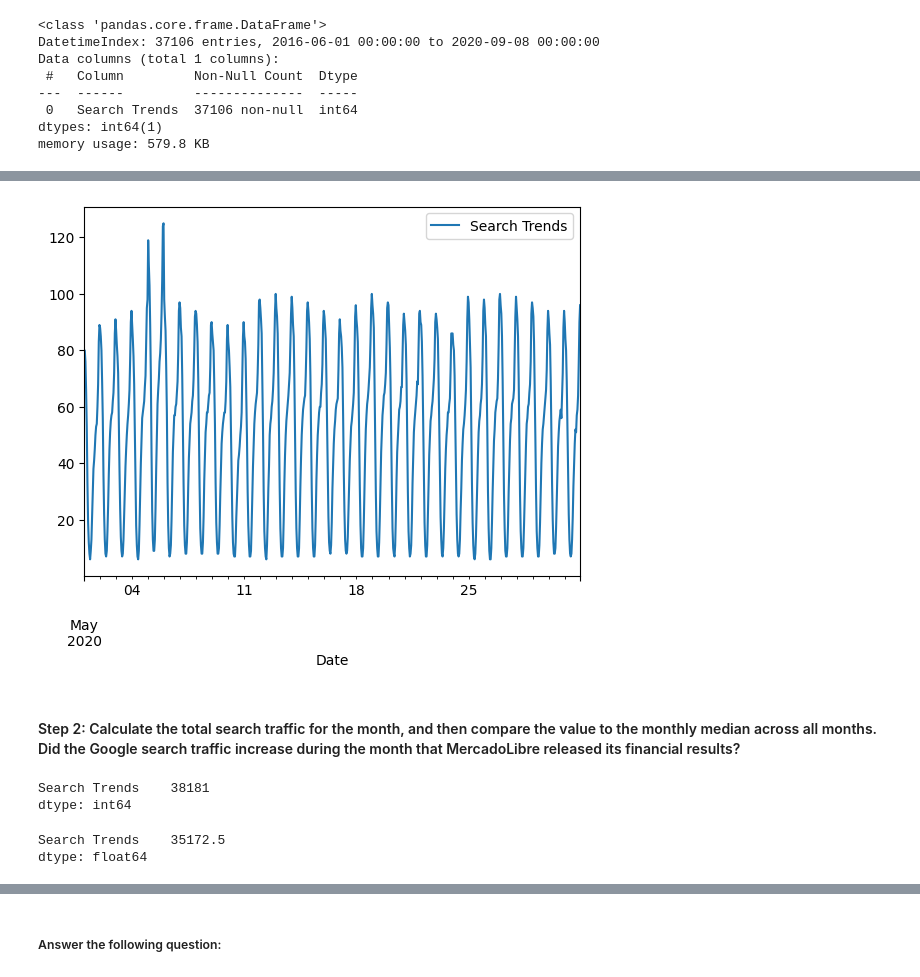
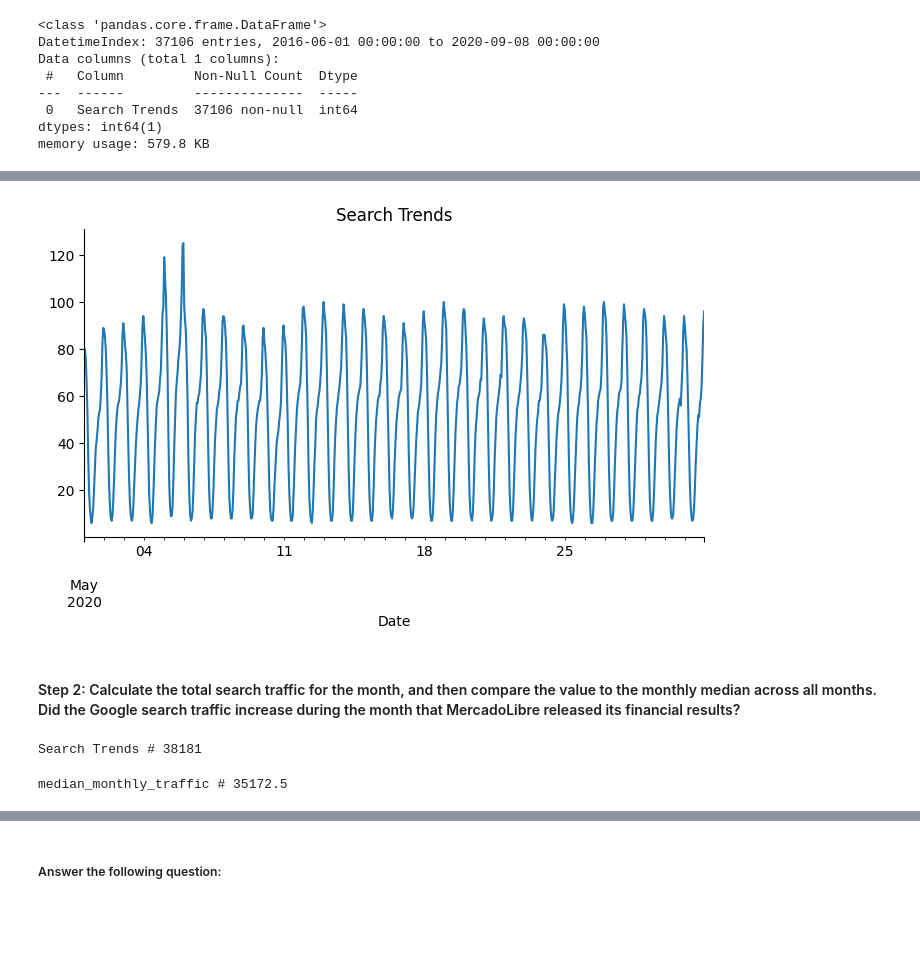
Before and after one commit to RAJESHVELAMALA/prophet-challenge, a Jupyter notebook: forecasting_net_prophet.ipynb, the cells around one changed output, grey strips where cells are left out. Drawn from its saved outputs; the diff is of its cells as text; code cells hidden in the pictures; blank space fills up the shorter version.

```diff
--- a/forecasting_net_prophet.ipynb
+++ b/forecasting_net_prophet.ipynb
@@ -99,6 +104,12 @@ memory usage: 579.8 KB
 # %%
 # Slice the DataFrame to just the month of May 2020
 
+sliced_df_mercado_trends=df_mercado_trends['2020-05-01':'2020-05-31']
+
+print(sliced_df_mercado_trends.head())
 
 # Plot to visualize the data for May 2020
+from matplotlib import pyplot as plt
+sliced_df_mercado_trends['Search Trends'].plot(kind='line', figsize=(8, 4), title='Search Trends')
+plt.gca().spines[['top', 'right']].set_visible(False)
 # %% [output]
@@ -106,23 +123,24 @@ memory usage: 579.8 KB
-[figure, old version]
+[figure, new version]
 # %% [markdown]
 #### Step 2: Calculate the total search traffic for the month, and then compare the value to the monthly median across all months. Did the Google search traffic increase during the month that MercadoLibre released its financial results?
 # %%
 # Calculate the sum of the total search traffic for May 2020
-
-
 # View the traffic_may_2020 value
+traffic_may_2020=sliced_df_mercado_trends['Search Trends'].sum()
+print('Search Trends #',traffic_may_2020)
 # %% [output]
-Search Trends    38181
-dtype: int64
+Search Trends # 38181
 # %%
 # Calcluate the monhtly median search traffic across all months
 # Group the DataFrame by index year and then index month, chain the sum and then the median functions
 
+median_monthly_traffic = df_mercado_trends.groupby([df_mercado_trends.index.year,df_mercado_trends.index.month])['Search Trends'].sum().median()
+
 
 # View the median_monthly_traffic value
+print('median_monthly_traffic #',median_monthly_traffic)
 # %% [output]
-Search Trends    35172.5
-dtype: float64
+median_monthly_traffic # 35172.5
 # %%
 # Compare the seach traffic for the month of May 2020 to the overall monthly median value
 traffic_may_2020/median_monthly_traffic
```
Also changed, not shown: parts of 5 cells of this notebook.
